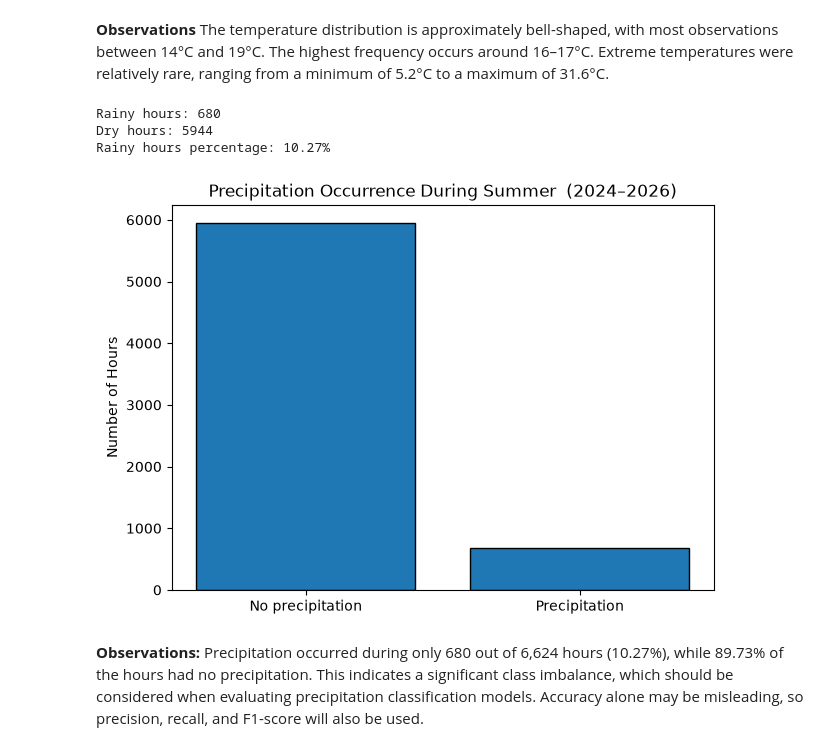
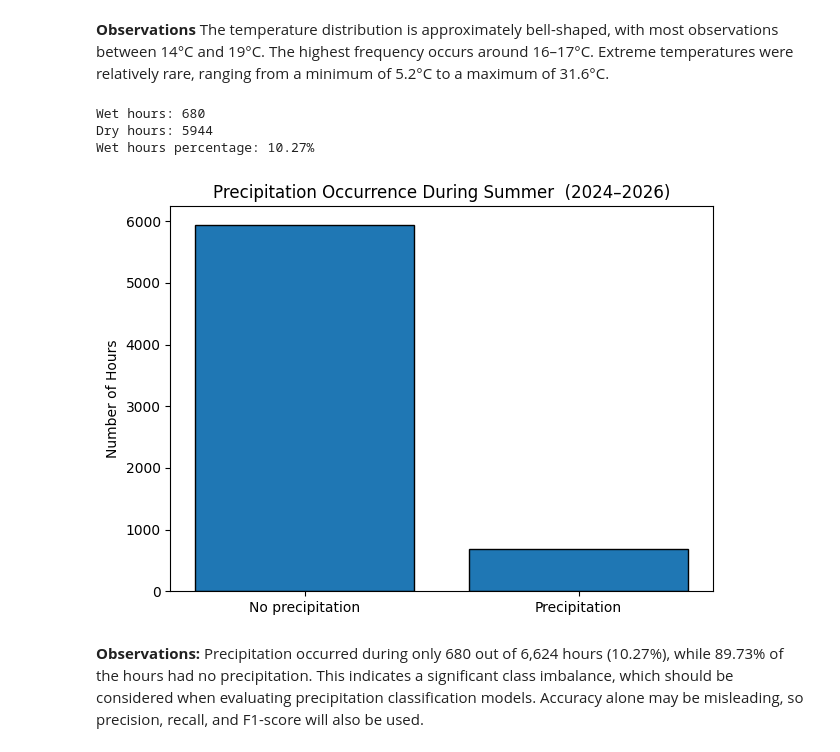
Before and after one commit to MarkenNisu/Machine_Learning_For_Weather, a Jupyter notebook: analysis/01_eda.ipynb, the cells around one changed output. Cells and saved outputs as stored; diff of their text form; code cells hidden in the pictures.

```diff
--- a/01_eda.ipynb
+++ b/analysis/01_eda.ipynb
@@ -1,28 +6,27 @@
+# %%
+data_folder = Path.cwd().parent / "data" / "processed"
+
+measured_data_columns = [
+    "actual_temperature",
+    "actual_precipitation",
+    "actual_wind_speed"
+]
 # %%
-import pandas as pd
-import matplotlib.pyplot as plt
-from pathlib import Path
 
-# Laeb andmestiku
 df = pd.read_csv(
-    "weather_dataset_2024_2026.csv",
+    data_folder / "weather_dataset_2024_2026.csv",
     parse_dates=["time"]
 )
 
-# Andmestiku suurus
 print("Dataset shape:", df.shape)
 
-# Esimesed read
 display(df.head())
 
-# Veergude tüübid
 df.info()
 
-# Puuduvad väärtused
 print("\nMissing values:")
 print(df.isna().sum())
 
-# Duplikaadid
 print("\nDuplicate timestamps:", df["time"].duplicated().sum())
 # %% [output]
 Dataset shape: (6624, 13)
@@ -105,32 +104,29 @@ plt.show()
 **Observations**
 The temperature distribution is approximately bell-shaped, with most observations between 14°C and 19°C. The highest frequency occurs around 16–17°C. Extreme temperatures were relatively rare, ranging from a minimum of 5.2°C to a maximum of 31.6°C.
 # %%
-# Sademetega ja sademeteta tunnid
-rainy = (df["actual_precipitation"] > 0).sum()
-dry = (df["actual_precipitation"] == 0).sum()
 
-print("Rainy hours:", rainy)
-print("Dry hours:", dry)
-print(f"Rainy hours percentage: {rainy / len(df) * 100:.2f}%")
+wet_hours = (df["actual_precipitation"] > 0).sum()
+dry_hours = (df["actual_precipitation"] == 0).sum()
 
-# Graafik
+print("Wet hours:", wet_hours)
+print("Dry hours:", dry_hours)
+print(f"Wet hours percentage: {wet_hours / len(df) * 100:.2f}%")
+
 plt.figure(figsize=(7, 5))
-
 plt.bar(
     ["No precipitation", "Precipitation"],
-    [dry, rainy],
+    [dry_hours, wet_hours],
     edgecolor="black"
 )
-
 plt.title("Precipitation Occurrence During Summer  (2024–2026)")
 plt.ylabel("Number of Hours")
 
 plt.show()
 # %% [output]
-Rainy hours: 680
+Wet hours: 680
 Dry hours: 5944
-Rainy hours percentage: 10.27%
+Wet hours percentage: 10.27%
-[figure, old version]
+[figure, new version]
 # %% [markdown]
 **Observations:**
 Precipitation occurred during only 680 out of 6,624 hours (10.27%), while 89.73% of the hours had no precipitation. This indicates a significant class imbalance, which should be considered when evaluating precipitation classification models. Accuracy alone may be misleading, so precision, recall, and F1-score will also be used.
```
Also changed, not shown: parts of 3 cells of this notebook, 4 other files.
